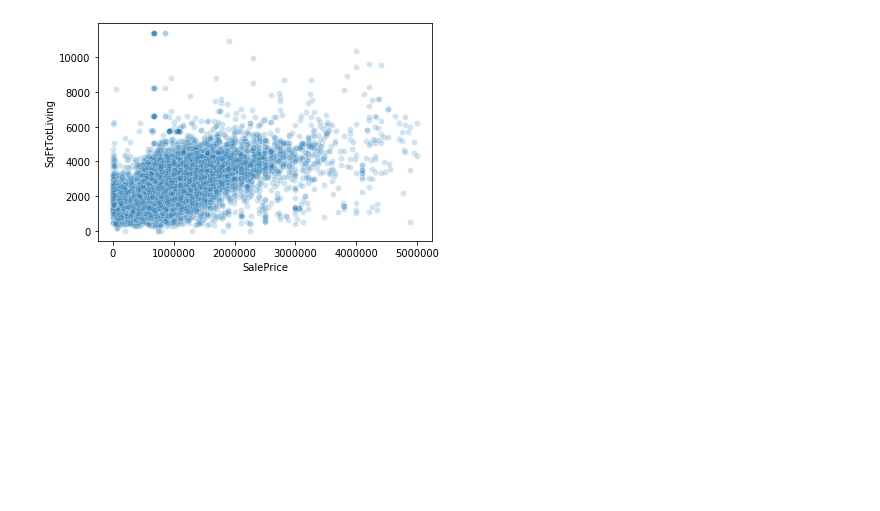
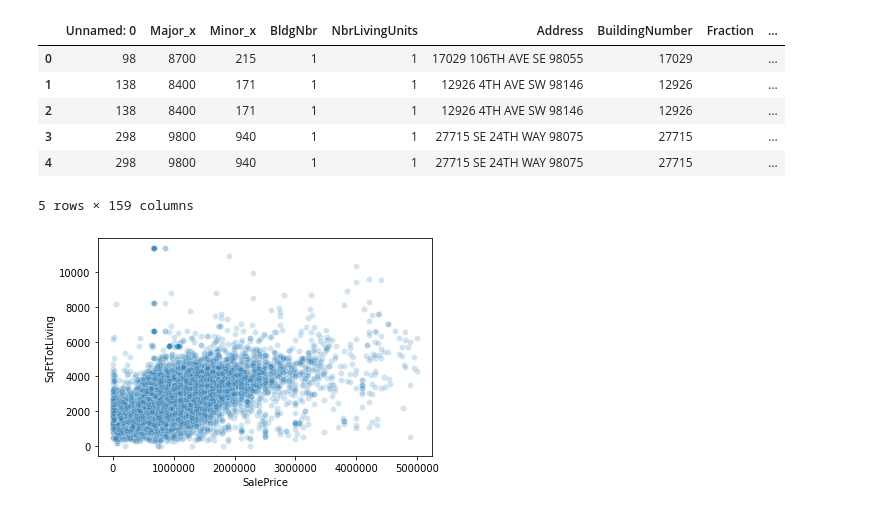
Before and after one commit to sam-thurman/king_county_housing, a Jupyter notebook: notebooks/exploratory/calvin_explore-Copy2.ipynb, the cells around one changed output. Cells and saved outputs as stored; diff of their text form; code cells hidden in the pictures; blank space fills up the shorter version.

```diff
--- a/notebooks/exploratory/calvin_explore-Copy2.ipynb
+++ b/notebooks/exploratory/calvin_explore-Copy2.ipynb
@@ -26,5 +135,16 @@ df.head()
 # %%
 # df_filtered = df[(df['SalePrice'] > 10) & (df['SalePrice'] < 5000000) & (df['SqFtTotLiving'] < 50000)]
+big_df = df.merge(df_2, how='left', left_on='ZipCode', right_on='zip')
+# %%
+big_df.head()
+# %% [output]
+|  | Unnamed: 0 | Major_x | Minor_x | BldgNbr | NbrLivingUnits | Address | BuildingNumber | Fraction | ... |
+| 0 | 98 | 8700 | 215 | 1 | 1 | 17029 106TH AVE SE 98055 | 17029 |  | ... |
+| 1 | 138 | 8400 | 171 | 1 | 1 | 12926 4TH AVE SW 98146 | 12926 |  | ... |
+| 2 | 138 | 8400 | 171 | 1 | 1 | 12926 4TH AVE SW 98146 | 12926 |  | ... |
+| 3 | 298 | 9800 | 940 | 1 | 1 | 27715 SE 24TH WAY 98075 | 27715 |  | ... |
+| 4 | 298 | 9800 | 940 | 1 | 1 | 27715 SE 24TH WAY 98075 | 27715 |  | ... |
+5 rows × 159 columns
 # %%
 fig, ax = plt.subplots()
 ax = sns.scatterplot(data=df, x='SalePrice', y='SqFtTotLiving', alpha=0.2)
```
Also changed, not shown: parts of 24 cells of this notebook, 7 other files.
